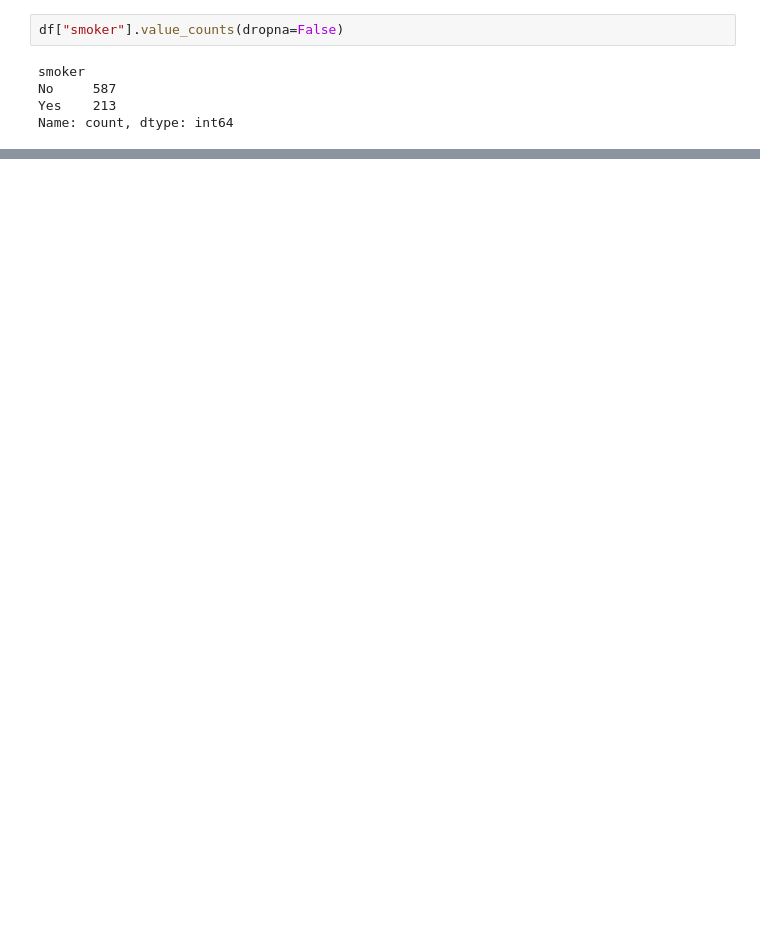
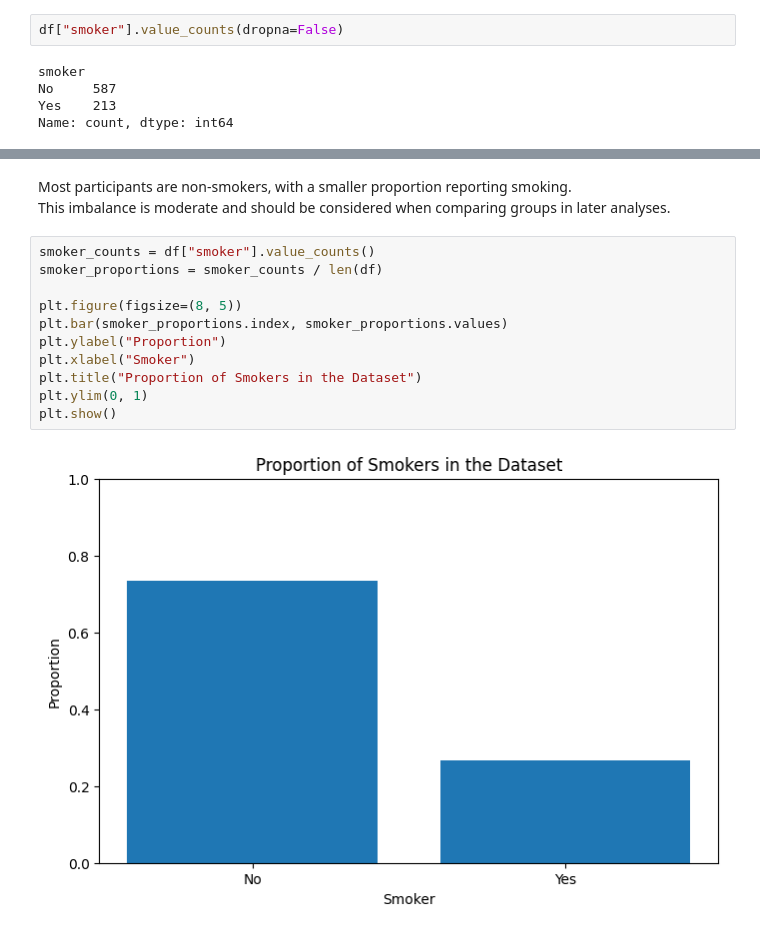
Before and after one commit to Realytica/health_study, a Jupyter notebook: notebooks/part_1_health_study.ipynb, the cells around one changed output, grey strips where cells are left out. Cells and saved outputs as stored; diff of their text form; blank space fills up the shorter version.

```diff
--- a/notebooks/part_1_health_study.ipynb
+++ b/notebooks/part_1_health_study.ipynb
@@ -82,0 +165,16 @@ sdfg
+# %% [markdown]
+Most participants are non-smokers, with a smaller proportion reporting smoking.\
+This imbalance is moderate and should be considered when comparing groups in later analyses.
+# %%
+smoker_counts = df["smoker"].value_counts()
+smoker_proportions = smoker_counts / len(df)
+
+plt.figure(figsize=(8, 5))
+plt.bar(smoker_proportions.index, smoker_proportions.values)
+plt.ylabel("Proportion")
+plt.xlabel("Smoker")
+plt.title("Proportion of Smokers in the Dataset")
+plt.ylim(0, 1)
+plt.show()
+# %% [output]
+[figure, added]
```
Also changed, not shown: parts of 29 cells of this notebook.
